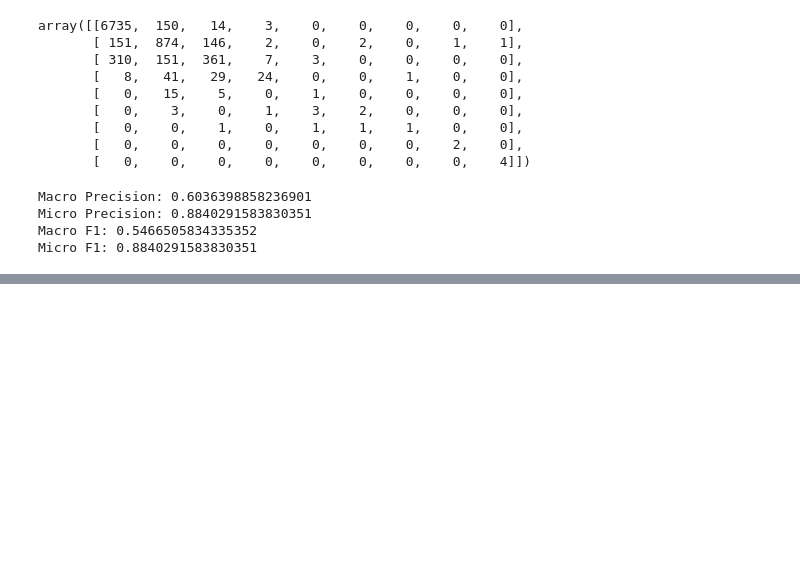
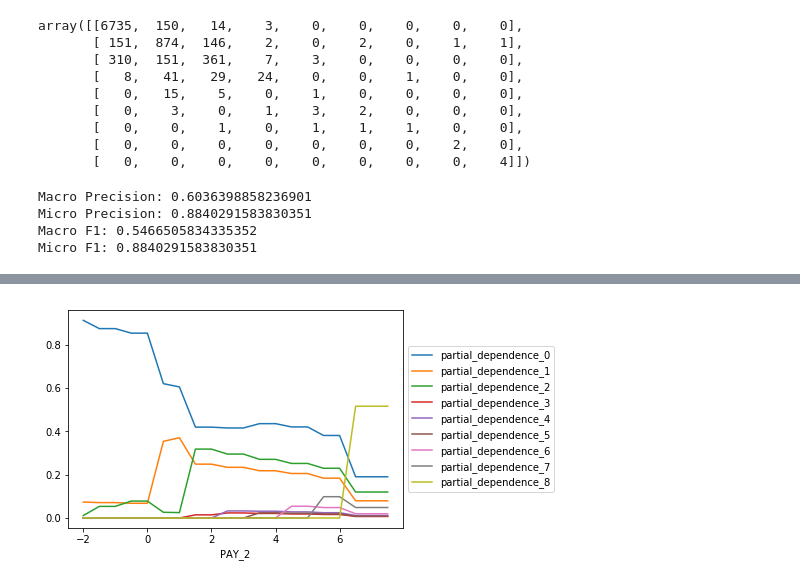
Before and after one commit to navdeep-G/interpretable-ml, a Jupyter notebook: notebooks/credit/xgb_credit_multinomial_classifier.ipynb, the cells around one changed output, grey strips where cells are left out. Saved outputs shown, nothing was run; the diff lists cells and outputs as text; code cells hidden in the pictures; blank space fills up the shorter version.

Commit message:
Add PDP for multinomial classifier notebook

```diff
--- a/notebooks/credit/xgb_credit_multinomial_classifier.ipynb
+++ b/notebooks/credit/xgb_credit_multinomial_classifier.ipynb
@@ -304,0 +380,5 @@ Micro F1: 0.8840291583830351
+# %%
+#Look at highest correlated variable with outcome, PAY_2. This variable also had monotonicity contraints
+#set to 1 (increasing relationship)
+pdp_PAY_2 = par_dep_multinomial(xs="PAY_2", frame=test[X], model=xgb_model, resolution=20, bins=None, num_classes=9)
+pdp_PAY_2
@@ -304,0 +403,18 @@ Micro F1: 0.8840291583830351
+# %%
+#Class summary:
+#0:'no consumption', 'pay duly', 'use of revolving credit',
+#1:'1 month delay',
+#2:'2 month delay',
+#3:'3 month delay',
+#4:'4 month delay',
+#5:'5 month delay',
+#6:'6 month delay',
+#7:'7 month delay',
+#8:'8 month delay', 9:'9+ month delay'}
+fig, ax = plt.subplots()
+for i in range(0, 9):
+    pdp_PAY_2.plot(x="PAY_2",y="partial_dependence_"+str(i), ax=ax)
+plt.legend(loc='center left', bbox_to_anchor=(1.0, 0.5))
+plt.show()
+# %% [output]
+[figure, added]
```
Also changed, not shown: parts of 6 cells of this notebook.
